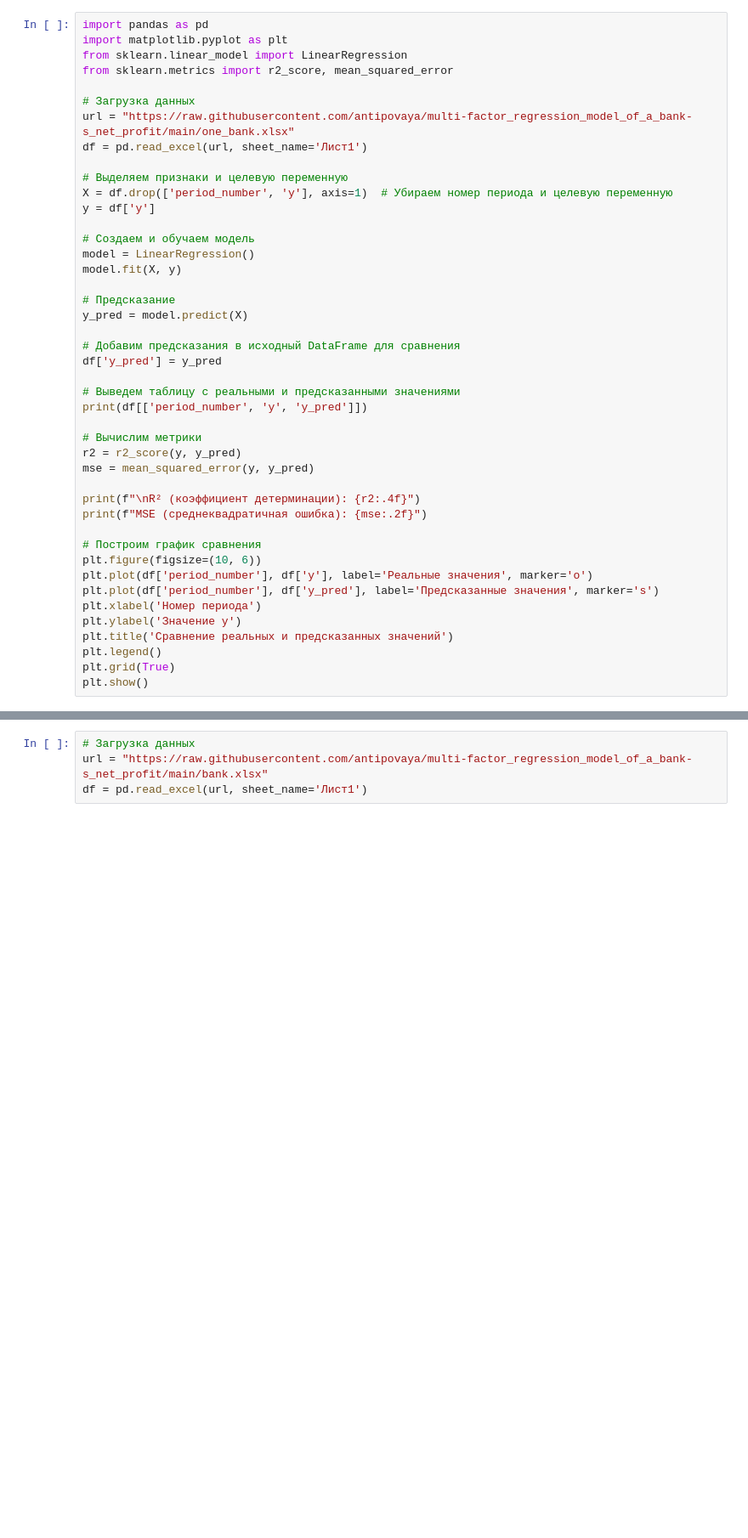
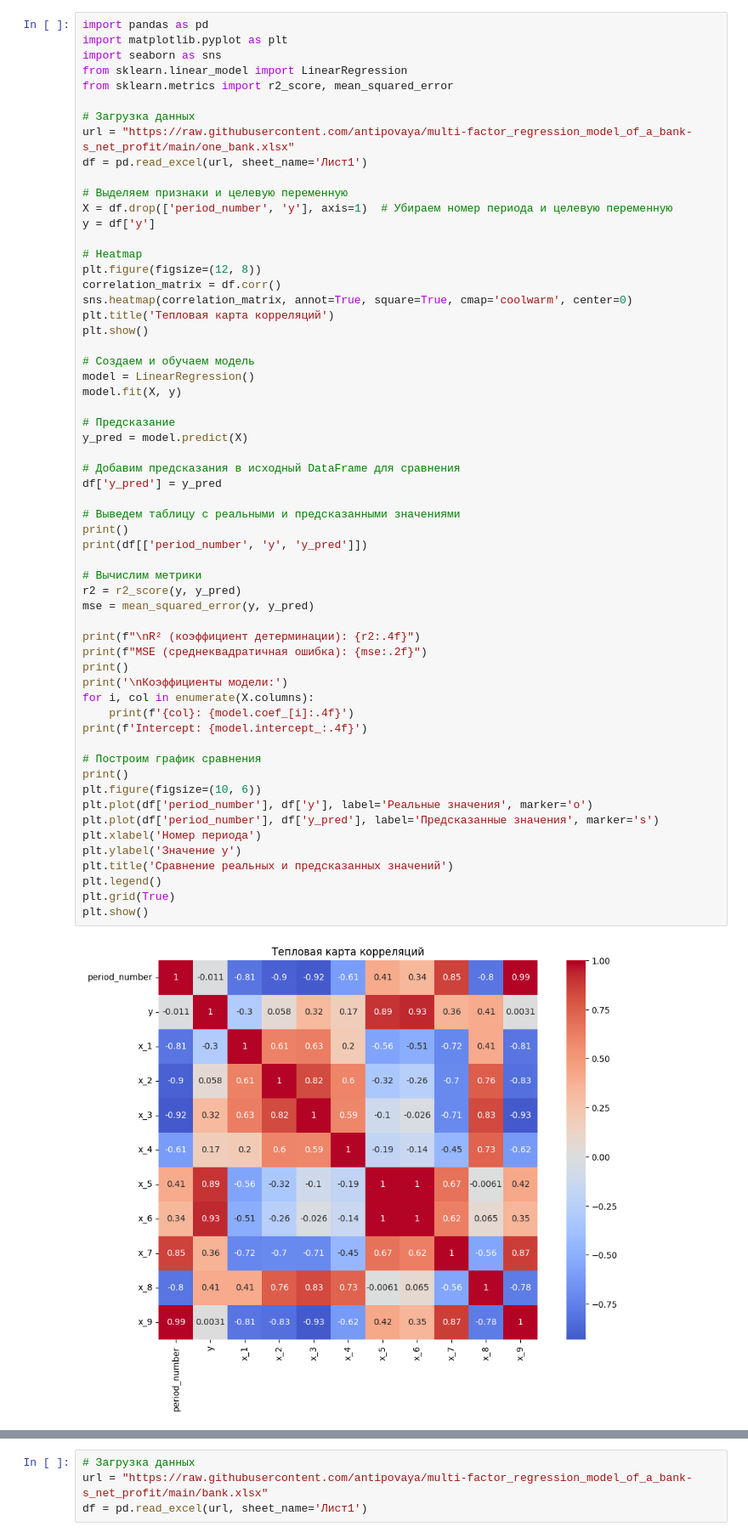
Before and after one commit to antipovaya/multi-factor_regression_model_of_a_bank-s_net_profit, a Jupyter notebook: multi_factor_regression_model_of_a_bank_s_net_profit.ipynb, the cells around one changed output, grey strips where cells are left out. Shown at 85% size. Saved outputs shown, nothing was run; the diff lists cells and outputs as text; blank space fills up the shorter version.

```diff
--- a/multi_factor_regression_model_of_a_bank_s_net_profit.ipynb
+++ b/multi_factor_regression_model_of_a_bank_s_net_profit.ipynb
@@ -81,6 +3,7 @@ print(r2_sklearn)
 # %%
 import pandas as pd
 import matplotlib.pyplot as plt
+import seaborn as sns
 from sklearn.linear_model import LinearRegression
 from sklearn.metrics import r2_score, mean_squared_error
 
@@ -91,38 +14,53 @@ df = pd.read_excel(url, sheet_name='Лист1')
 # Выделяем признаки и целевую переменную
 X = df.drop(['period_number', 'y'], axis=1)  # Убираем номер периода и целевую переменную
 y = df['y']
+
+# Heatmap
+plt.figure(figsize=(12, 8))
+correlation_matrix = df.corr()
+sns.heatmap(correlation_matrix, annot=True, square=True, cmap='coolwarm', center=0)
+plt.title('Тепловая карта корреляций')
+plt.show()
 
 # Создаем и обучаем модель
 model = LinearRegression()
 model.fit(X, y)
 
 # Предсказание
 y_pred = model.predict(X)
 
 # Добавим предсказания в исходный DataFrame для сравнения
 df['y_pred'] = y_pred
 
 # Выведем таблицу с реальными и предсказанными значениями
+print()
 print(df[['period_number', 'y', 'y_pred']])
 
 # Вычислим метрики
 r2 = r2_score(y, y_pred)
 mse = mean_squared_error(y, y_pred)
 
 print(f"\nR² (коэффициент детерминации): {r2:.4f}")
 print(f"MSE (среднеквадратичная ошибка): {mse:.2f}")
+print()
+print('\nКоэффициенты модели:')
+for i, col in enumerate(X.columns):
+    print(f'{col}: {model.coef_[i]:.4f}')
+print(f'Intercept: {model.intercept_:.4f}')
 
 # Построим график сравнения
+print()
 plt.figure(figsize=(10, 6))
 plt.plot(df['period_number'], df['y'], label='Реальные значения', marker='o')
 plt.plot(df['period_number'], df['y_pred'], label='Предсказанные значения', marker='s')
 plt.xlabel('Номер периода')
 plt.ylabel('Значение y')
 plt.title('Сравнение реальных и предсказанных значений')
 plt.legend()
 plt.grid(True)
 plt.show()
 # %% [output]
+[figure, new version]
    period_number          y        y_pred
 0              1  209482510  2.094825e+08
 1              2   -3822648 -3.822645e+06
```
Also changed, not shown: parts of 7 cells of this notebook.
